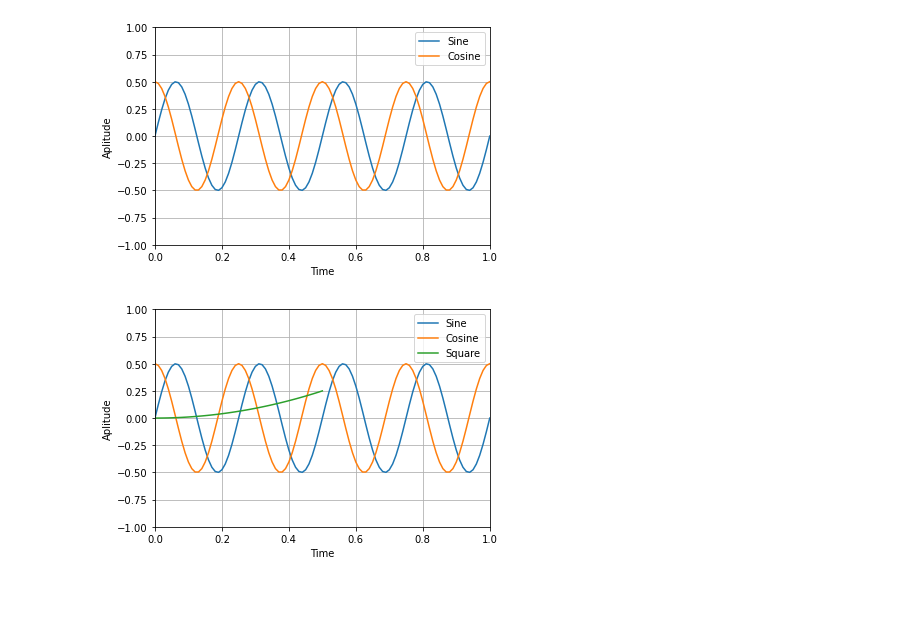
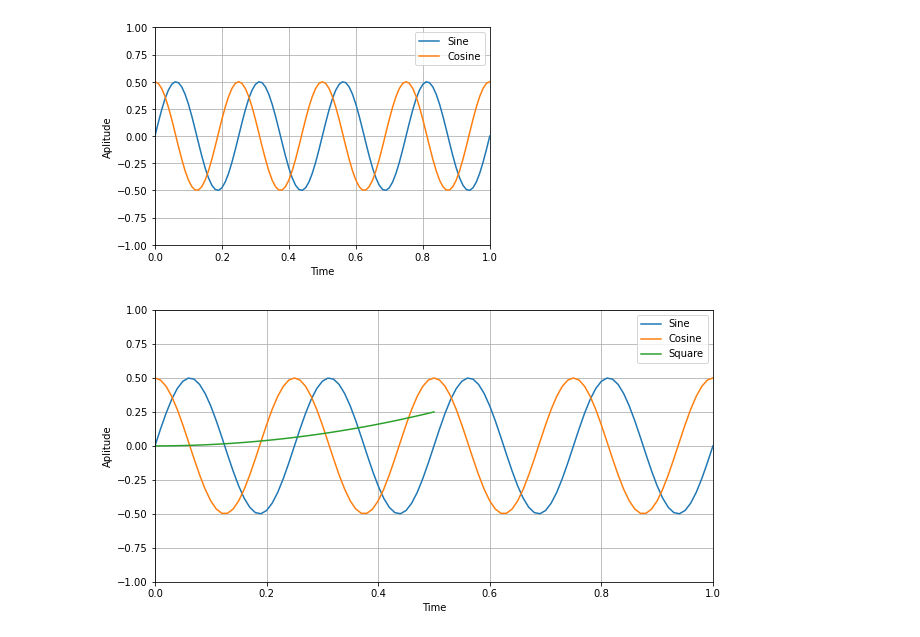
Before and after one commit to pramodkachare/Python_course, a Jupyter notebook: Module-4.ipynb, the cells around one changed output. Saved outputs shown, nothing was run; the diff lists cells and outputs as text; code cells hidden in the pictures; blank space fills up the shorter version.

Commit message:
Plot types
Updated plot types

```diff
--- a/Module-4.ipynb
+++ b/Module-4.ipynb
@@ -125,21 +125,22 @@ plt.show()
 # %%
 t = np.arange(0, 1.01, 0.01)
 
 x1 = 0.5*np.sin(2*np.pi*4*t)
 x2 = 0.5*np.cos(2*np.pi*4*t)
 
 tt = np.arange(0, 0.51, 0.01)
 y = tt**2
 
+plt.figure(figsize=(10, 5))  # ,_ generate figure of (width, height)
 plt.plot(t, x1, t, x2, tt, y)
 plt.xlabel('Time')      # <- Label on x-axis (horizontal)
 plt.ylabel('Aplitude')  # <- Label on y-axis (vertical)
 plt.ylim([-1, 1])       # Fix Lower and Upper limit for y-axis (vertical) display
 plt.xlim([0, 1])        # Fix Lower and Upper limit for x-axis (horizontal) display
 plt.grid('minor')
 plt.legend(['Sine', 'Cosine', 'Square']) # <- adds information of plot with name (NOTE: Names must be given order.)
 # plt.title('Sine wave')
 plt.savefig('sine.png')
 plt.show()
 # %% [output]
-[figure, old version]
+[figure, new version]
```
Also changed, not shown: parts of 25 cells of this notebook, 1 other file.
